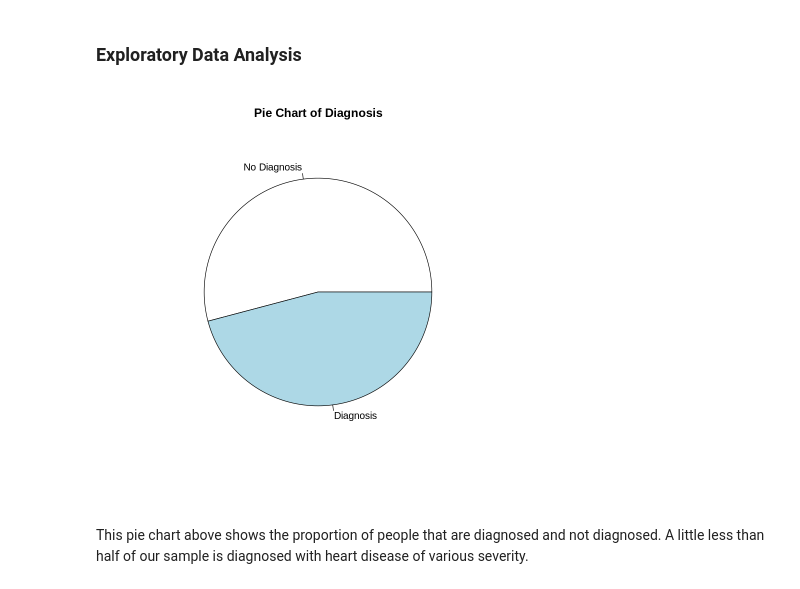
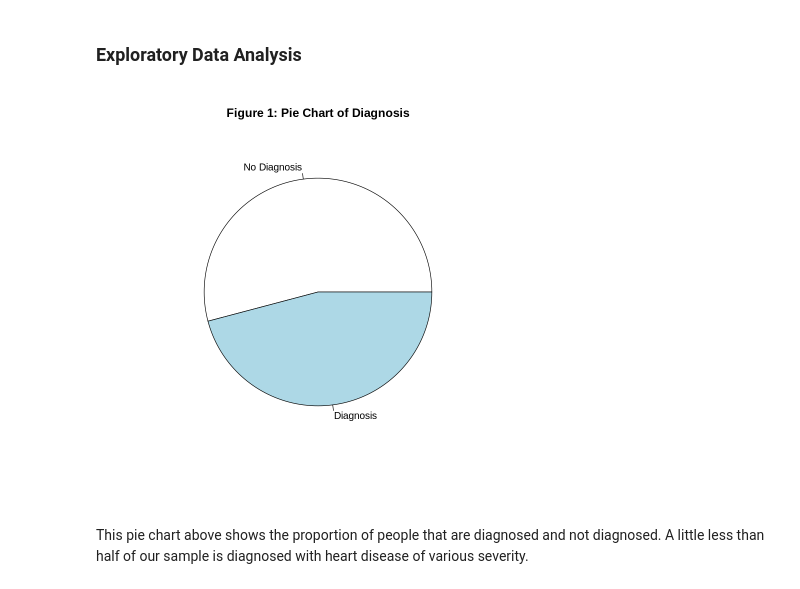
Before and after one commit to wswang98/dsci100-GroupProject, a Jupyter notebook: dsci100-group105-project.ipynb, the cells around one changed output. Cells and saved outputs as stored; diff of their text form; code cells hidden in the pictures.

```diff
--- a/dsci100-group105-project.ipynb
+++ b/dsci100-group105-project.ipynb
@@ -152,11 +150,11 @@ A tibble: 303 × 15
 # %%
 diagnosis_count <- heart_disease_data |>
     group_by(diagnosis) |>
     summarize(count = n()) |>
     pull(count)
-diagnosis_pie <- pie(diagnosis_count, labels = c("No Diagnosis", "Diagnosis"), main = "Pie Chart of Diagnosis")
+diagnosis_pie <- pie(diagnosis_count, labels = c("No Diagnosis", "Diagnosis"), main = "Figure 1: Pie Chart of Diagnosis")
 # %% [output]
-[figure, old version]
+[figure, new version]
 # %% [markdown]
 This pie chart above shows the proportion of people that are diagnosed and not diagnosed. A little less than half of our sample is diagnosed with heart disease of various severity.
 # %% [markdown]
```
Also changed, not shown: parts of 6 cells of this notebook.
